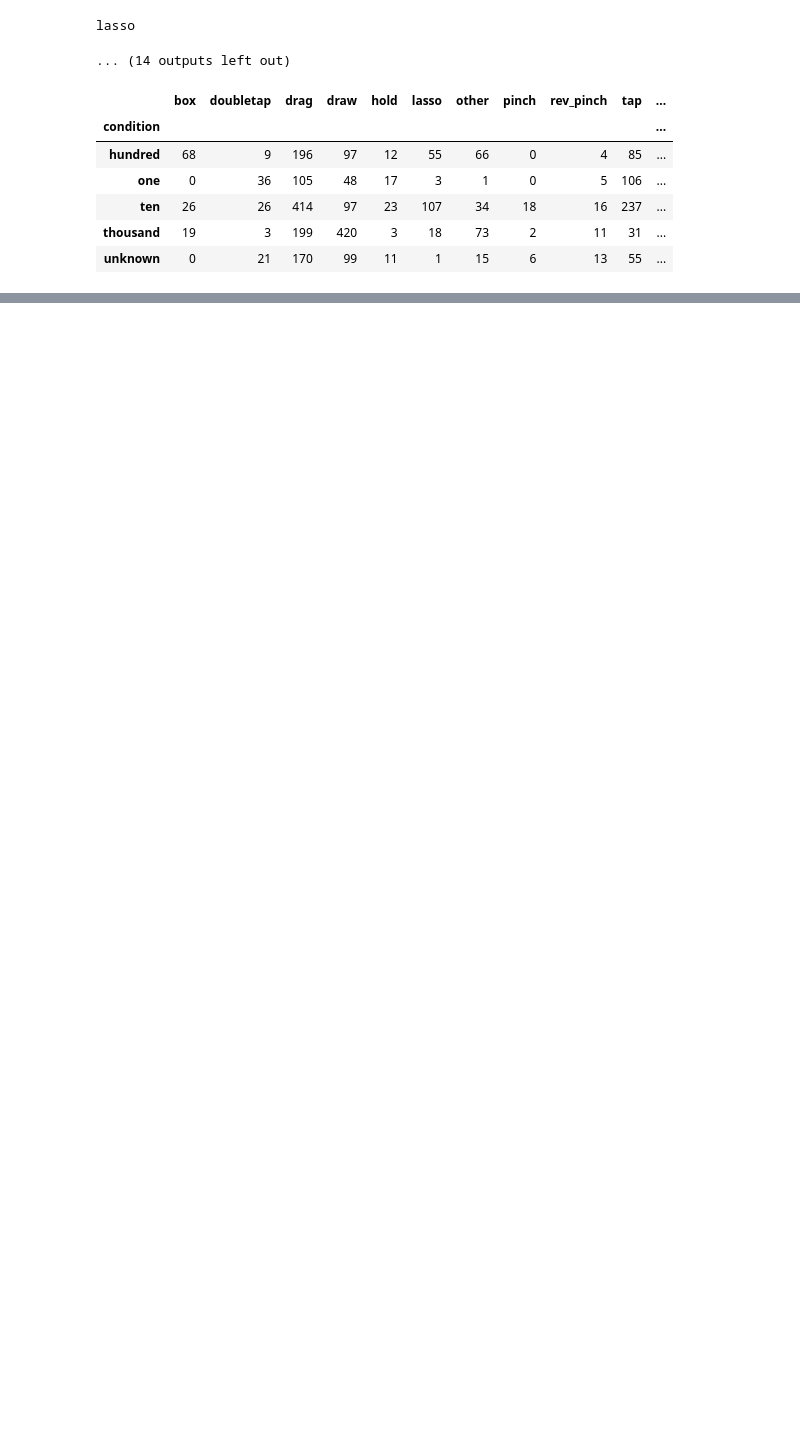
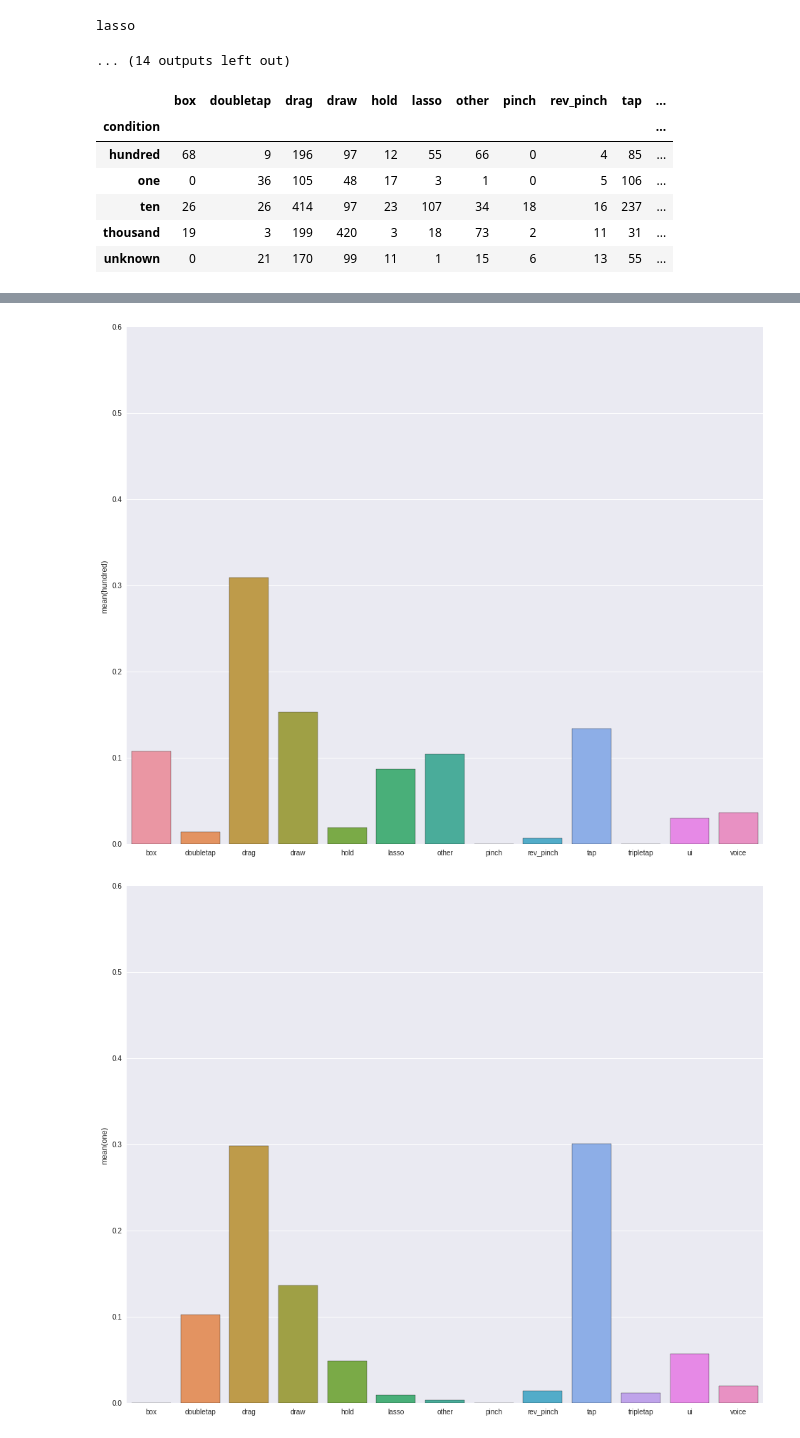
Before and after one commit to ab3nd/TinyRobo, a Jupyter notebook: data/analysis_and_normalization.ipynb, the cells around one changed output, grey strips where cells are left out. Saved outputs shown, nothing was run; the diff lists cells and outputs as text; code cells hidden in the pictures; blank space fills up the shorter version.

```diff
--- a/data/analysis_and_normalization.ipynb
+++ b/data/analysis_and_normalization.ipynb
@@ -297,3 +300,11 @@ total_gestures
 | ten | 0.024209 | 0.024209 | 0.385475 | 0.090317 | 0.021415 | 0.099628 | 0.031657 | 0.016760 | 0.014898 | 0.220670 | ... |
 | thousand | 0.023750 | 0.003750 | 0.248750 | 0.525000 | 0.003750 | 0.022500 | 0.091250 | 0.002500 | 0.013750 | 0.038750 | ... |
 | unknown | 0.000000 | 0.053030 | 0.429293 | 0.250000 | 0.027778 | 0.002525 | 0.037879 | 0.015152 | 0.032828 | 0.138889 | ... |
+# %%
+for condition in total_gestures.index:
+    plt.ylim(0.0, 0.6)
+    sb.barplot(x=col_list, y=total_gestures.loc[condition].drop("total_gestures"))
+    plt.show()
+# %% [output]
+[figure, added]
+[figure, added]
```
Also changed, not shown: parts of 37 cells of this notebook, 2 other files.
